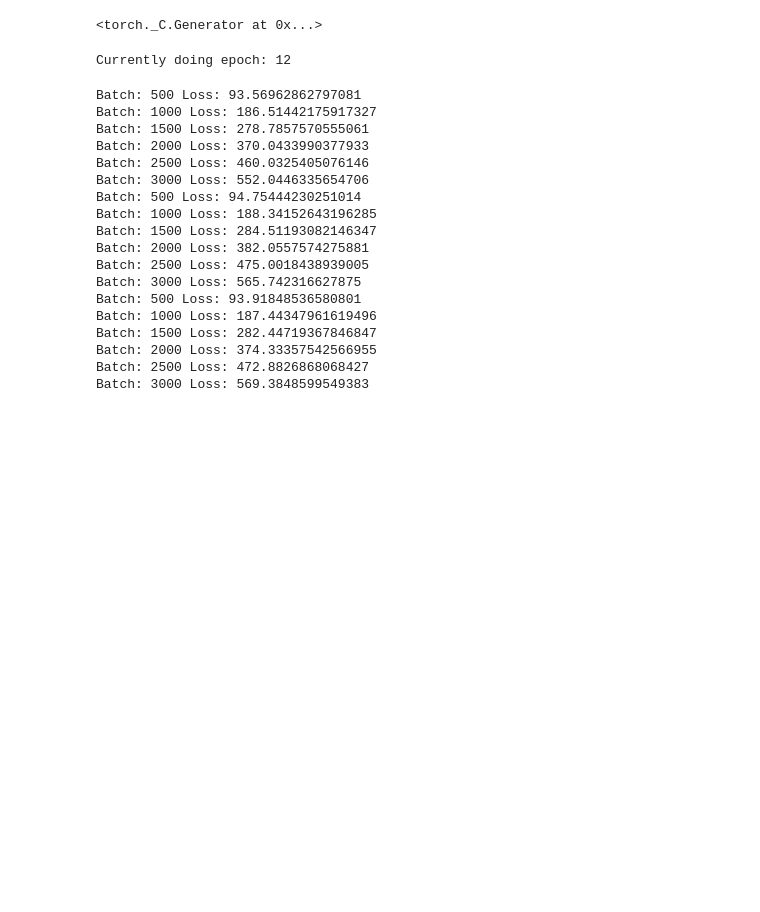
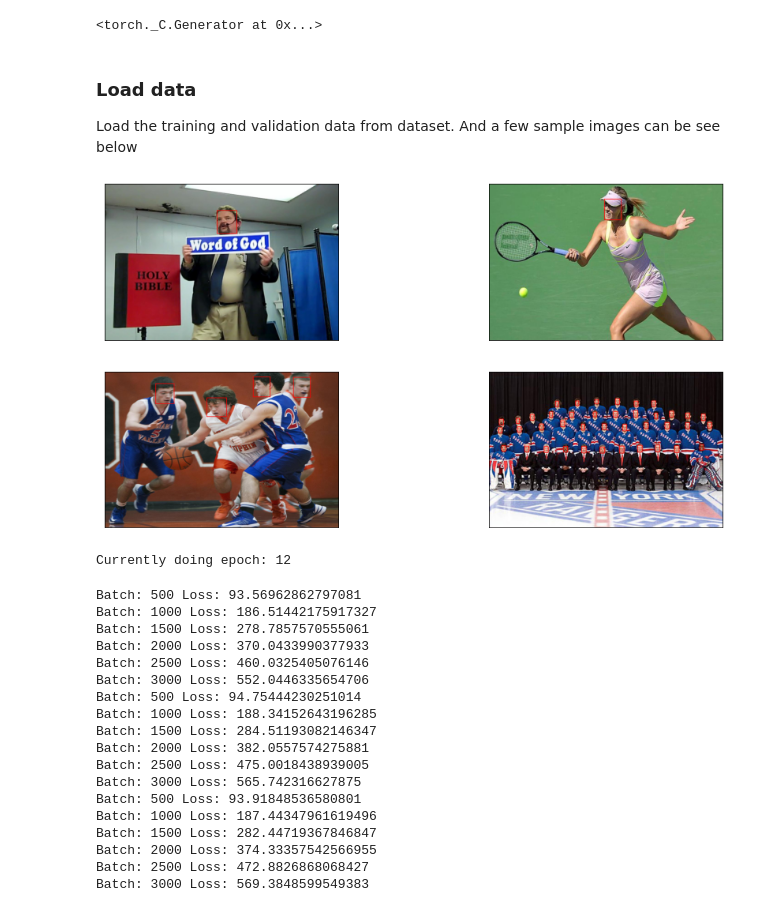
Before and after one commit to Suhas-G/face-detection, a Jupyter notebook: Face Recognition.ipynb, the cells around one changed output. Saved outputs shown, nothing was run; the diff lists cells and outputs as text; code cells hidden in the pictures; blank space fills up the shorter version.

Commit message:
Updated to show training sample images

```diff
--- a/Face Recognition.ipynb
+++ b/Face Recognition.ipynb
@@ -26,11 +27,26 @@ torch.manual_seed(0)
 # %%
 LOAD_CHECKPOINT = True
 checkpoint_path = 'models/checkpoint.pt'
+# %% [markdown]
+### Load data
+
+Load the training and validation data from dataset. And a few sample images can be see below
+# %%
+def show_sample(data):
+    images, targets = next(iter(data))
+    outputs = []
+    for image, target in zip(images, targets):
+        outputs.append(utils.draw_bounding_boxes((image * 255).type(torch.uint8), target['boxes'], width=3, colors='red'))
+    show(outputs, rows = 2, cols = 2, figsize = (16, 8))
 # %%
 train_data = get_dataloader('data/WIDER_train/images/',
                             'data/wider_face_split/wider_face_train_bbx_gt.txt', batch_size=4)
 val_data = get_dataloader('data/WIDER_val/images/',
                           'data/wider_face_split/wider_face_val_bbx_gt.txt', batch_size=4)
+# %%
+show_sample(train_data)
+# %% [output]
+[figure, added]
 # %%
 model = models.get_model()
 # %%
```
Also changed, not shown: parts of 3 cells of this notebook, 1 other file.
